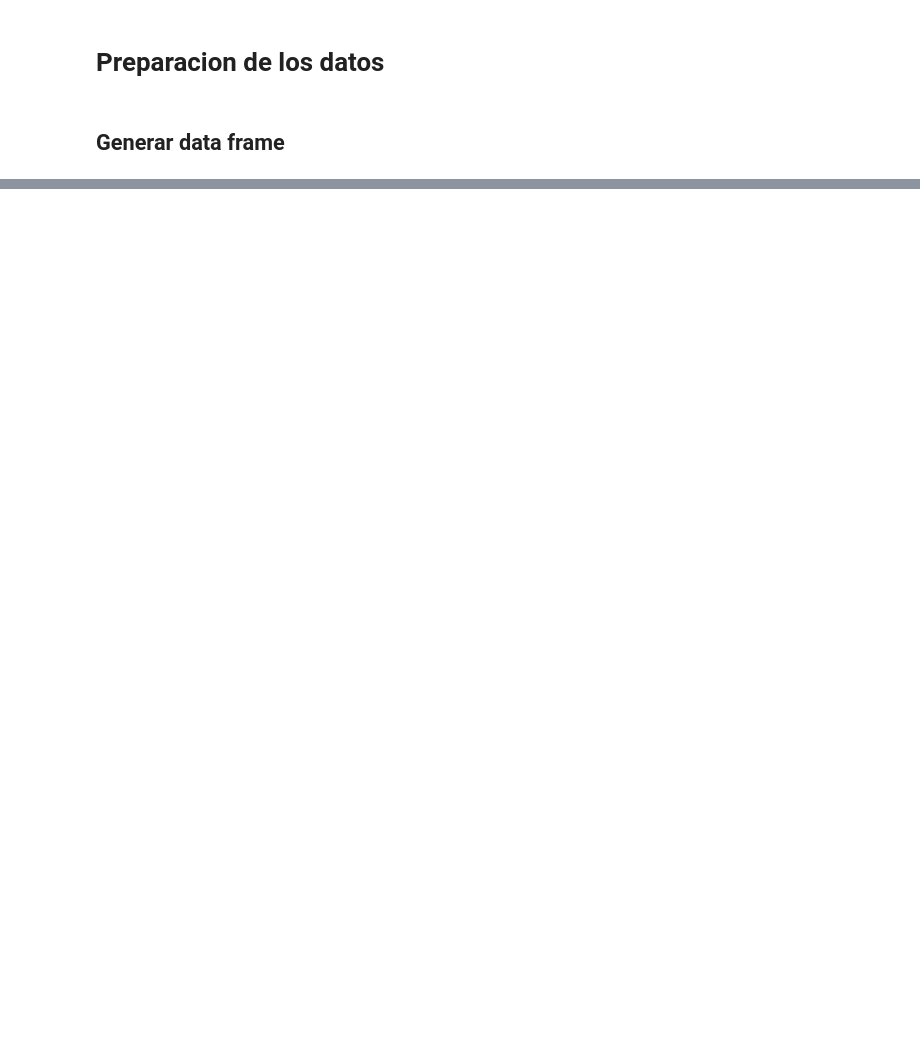
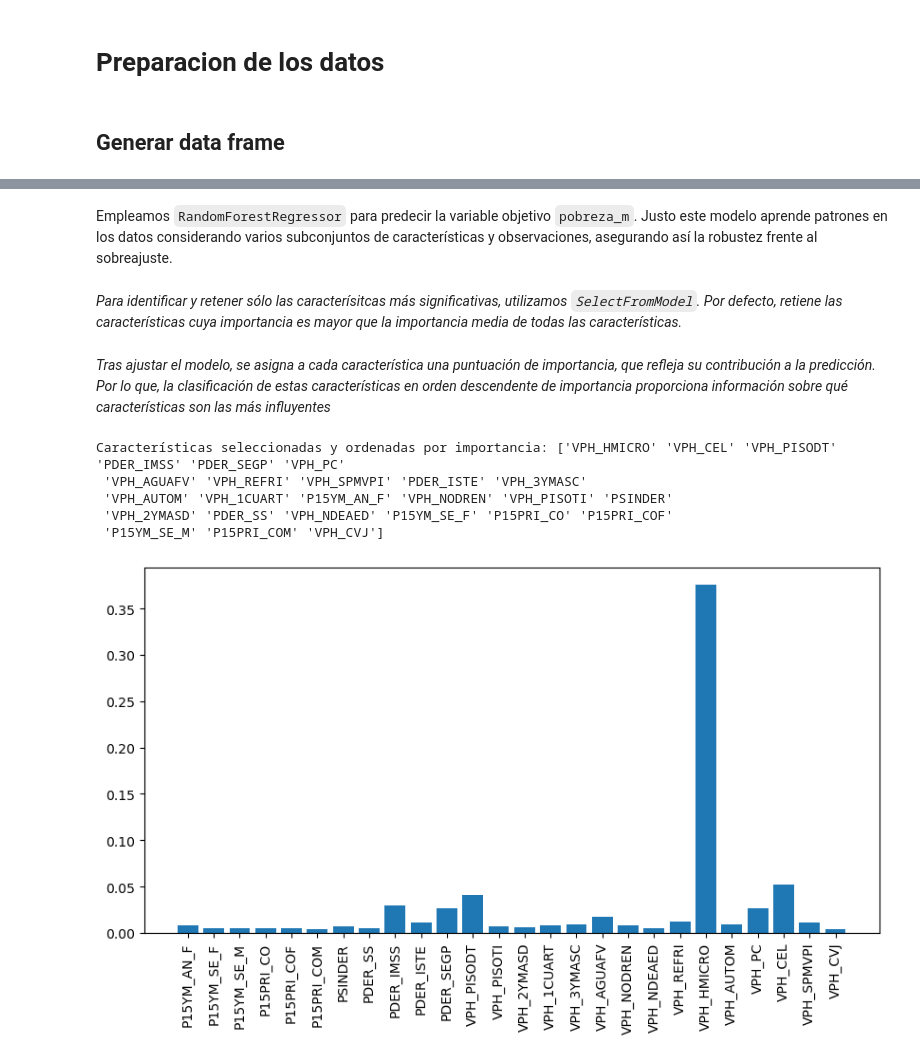
Before and after one commit to albo437/TC2004B, a Jupyter notebook: Reto Entrega 2/preparacionDeDatos.ipynb, the cells around one changed output, grey strips where cells are left out. Cells and saved outputs as stored; diff of their text form; code cells hidden in the pictures; blank space fills up the shorter version.

```diff
--- a/Reto Entrega 2/preparacionDeDatos.ipynb
+++ b/Reto Entrega 2/preparacionDeDatos.ipynb
@@ -159,0 +76,9 @@ Index(['VPH_CVJ', 'VPH_CEL', 'VPH_PC', 'PDER_IMSS', 'VPH_AUTOM', 'VPH_REFRI',
+# %%
+data = pd.read_csv('merged.csv')
+data = data.dropna()
+print(data.shape)
+print(data.isna().sum())
+
+data.iloc[:, :-2] = data.iloc[:, :-2].div(data['POBTOT'], axis=0)
+
+data.head()
@@ -159,0 +131,6 @@ Index(['VPH_CVJ', 'VPH_CEL', 'VPH_PC', 'PDER_IMSS', 'VPH_AUTOM', 'VPH_REFRI',
+# %%
+array = data.values
+
+X = array[:, :-2]
+Y_pobreza = array[:, -2]
+Y_salud = array[:, -1]
@@ -159,0 +141,5 @@ Index(['VPH_CVJ', 'VPH_CEL', 'VPH_PC', 'PDER_IMSS', 'VPH_AUTOM', 'VPH_REFRI',
+# %%
+# RandomForest pobreza
+names = np.array(data.columns[:-2])
+# %% [markdown]
+Empleamos `RandomForestRegressor` para predecir la variable objetivo `pobreza_m`. Justo este modelo aprende patrones en los datos considerando varios subconjuntos de características y observaciones, asegurando así la robustez frente al sobreajuste.
@@ -159,0 +148,2 @@ Index(['VPH_CVJ', 'VPH_CEL', 'VPH_PC', 'PDER_IMSS', 'VPH_AUTOM', 'VPH_REFRI',
+# %% [markdown]
+*Para identificar y retener sólo las caracterísitcas más significativas, utilizamos `SelectFromModel`. Por defecto, retiene las características cuya importancia es mayor que la importancia media de todas las características.*
@@ -159,0 +152,25 @@ Index(['VPH_CVJ', 'VPH_CEL', 'VPH_PC', 'PDER_IMSS', 'VPH_AUTOM', 'VPH_REFRI',
+# %% [markdown]
+*Tras ajustar el modelo, se asigna a cada característica una puntuación de importancia, que refleja su contribución a la predicción. Por lo que, la clasificación de estas características en orden descendente de importancia proporciona información sobre qué características son las más influyentes*
+# %%
+rf = RandomForestRegressor(n_estimators=150, random_state=42).fit(X, Y_pobreza)
+selector = SelectFromModel(estimator=rf, threshold='mean', prefit=True)
+
+selected = selector.get_support()
+s_features = names[selected]
+selected_importances = rf.feature_importances_[selected]
+sorted_s_features = s_features[np.argsort(selected_importances)[::-1]]
+
+print("Características seleccionadas y ordenadas por importancia:", sorted_s_features)
+
+# Plot the feature scores per feature
+plt.figure(figsize=(10, 5))
+plt.bar(s_features, selected_importances)
+plt.xticks(rotation=90)
+plt.show()
+# %% [output]
+Características seleccionadas y ordenadas por importancia: ['VPH_HMICRO' 'VPH_CEL' 'VPH_PISODT' 'PDER_IMSS' 'PDER_SEGP' 'VPH_PC'
+ 'VPH_AGUAFV' 'VPH_REFRI' 'VPH_SPMVPI' 'PDER_ISTE' 'VPH_3YMASC'
+ 'VPH_AUTOM' 'VPH_1CUART' 'P15YM_AN_F' 'VPH_NODREN' 'VPH_PISOTI' 'PSINDER'
+ 'VPH_2YMASD' 'PDER_SS' 'VPH_NDEAED' 'P15YM_SE_F' 'P15PRI_CO' 'P15PRI_COF'
+ 'P15YM_SE_M' 'P15PRI_COM' 'VPH_CVJ']
+[figure, added]
```
Also changed, not shown: parts of 52 cells of this notebook, 2 other files.
